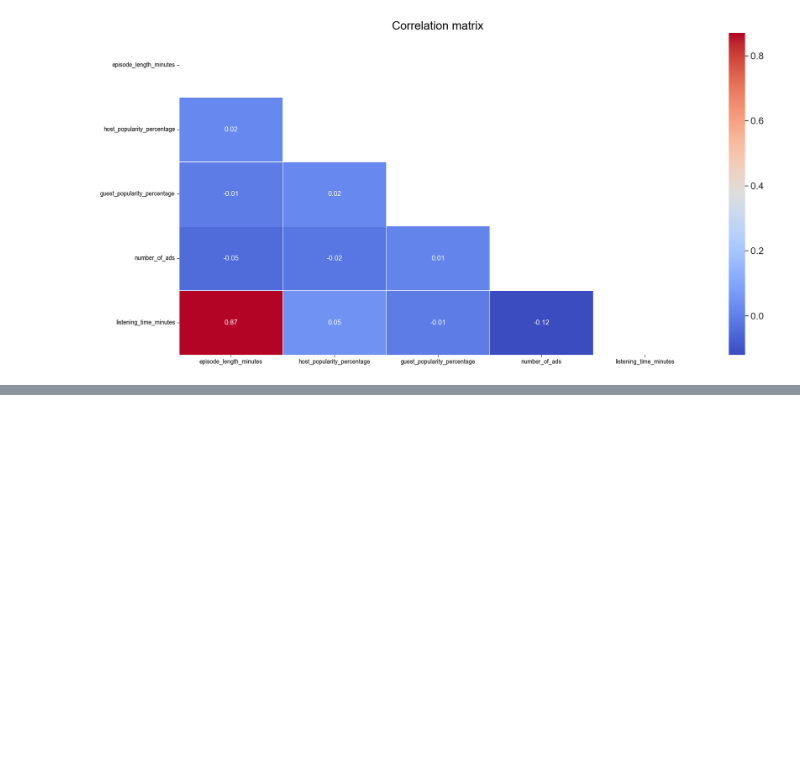
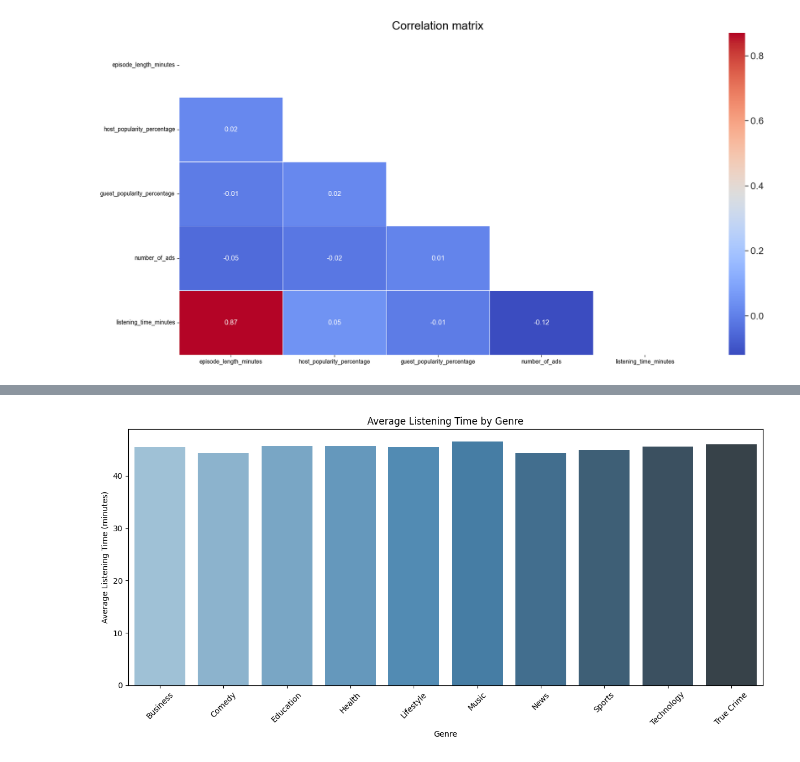
Before and after one commit to v4nui/Podcast_listening_time_prediction, a Jupyter notebook: median_fillna.ipynb, the cells around one changed output, grey strips where cells are left out. Cells and saved outputs as stored; diff of their text form; code cells hidden in the pictures; blank space fills up the shorter version.

```diff
--- a/median_fillna.ipynb
+++ b/median_fillna.ipynb
@@ -140,0 +213,15 @@ plt.show()
+# %%
+episode_mapping = {
+    'Negative': 0,
+    'Neutral': 1,
+    'Positive': 2
+}
+
+train['episode_sentiment_encoded'] = train['episode_sentiment'].map(episode_mapping)
+test['episode_sentiment_encoded'] = test['episode_sentiment'].map(episode_mapping)
+
+train = train.drop(columns='episode_sentiment')
+test = test.drop(columns='episode_sentiment')
+
+print("Train df after encoding the sentiment: \n", train.head(3))
+print("Test df after encoding the sentiment: \n", test.head(3))
@@ -140,0 +262,18 @@ plt.show()
+# %%
+genre_agg = train.copy()
+
+genre_agg = genre_agg.groupby('genre')['listening_time_minutes'].mean()
+# %%
+genre_agg = genre_agg.reset_index()
+
+plt.figure(figsize=(12, 6))
+sns.barplot(x='genre', y='listening_time_minutes', data=genre_agg, palette='Blues_d')
+
+plt.title('Average Listening Time by Genre')
+plt.ylabel('Average Listening Time (minutes)')
+plt.xlabel('Genre')
+plt.xticks(rotation=45)
+plt.tight_layout()
+plt.show()
+# %% [output]
+[figure, added]
```
Also changed, not shown: parts of 7 cells of this notebook, 1 other file.
